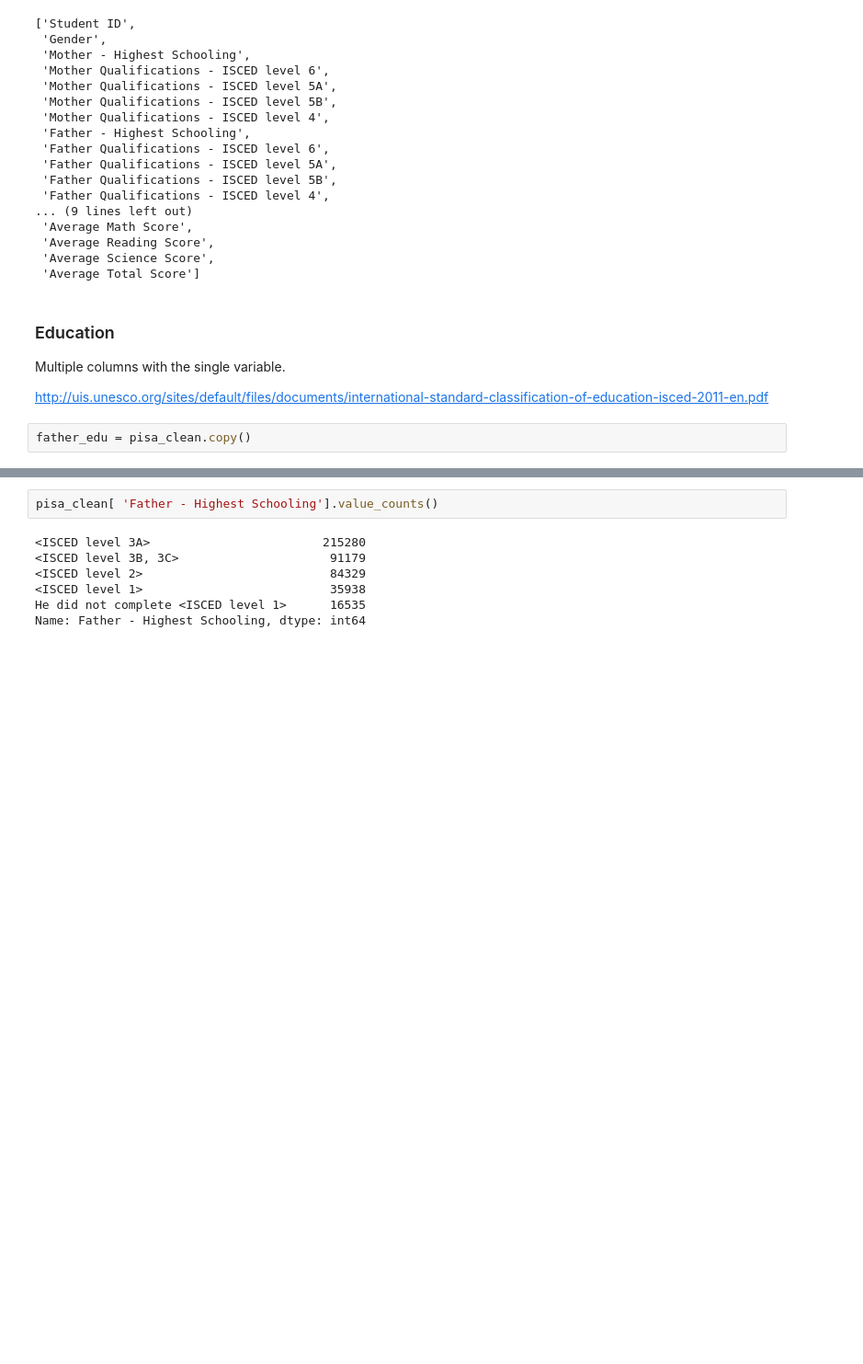
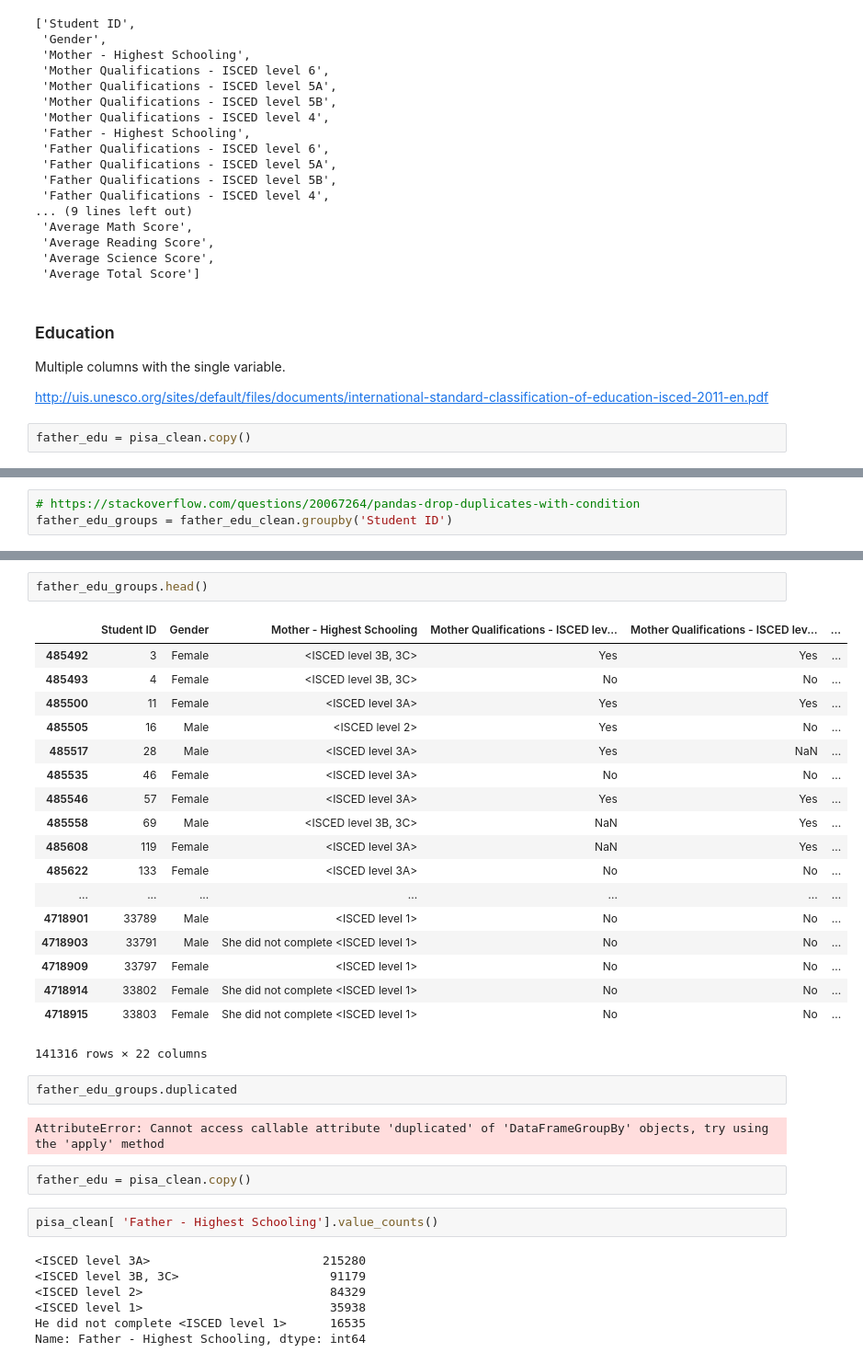
Before and after one commit to Dyke-F/Pisa-Data-Analysis, a Jupyter notebook: wrangle_pisa_data.ipynb, the cells around one changed output, grey strips where cells are left out. Shown: that part at 92% size. Saved outputs shown, nothing was run; the diff lists cells and outputs as text; blank space fills up the shorter version.

```diff
--- a/wrangle_pisa_data.ipynb
+++ b/wrangle_pisa_data.ipynb
@@ -337,0 +488,3 @@ father_edu = pisa_clean.copy()
+# %%
+# https://stackoverflow.com/questions/20067264/pandas-drop-duplicates-with-condition
+father_edu_groups = father_edu_clean.groupby('Student ID')
@@ -338,3 +512,30 @@ father_edu = pisa_clean.copy()
+# %%
+father_edu_groups.head()
+# %% [output]
+|  | Student ID | Gender | Mother - Highest Schooling | Mother Qualifications - ISCED lev... | Mother Qualifications - ISCED lev... | ... |
+| 485492 | 3 | Female | <ISCED level 3B, 3C> | Yes | Yes | ... |
+| 485493 | 4 | Female | <ISCED level 3B, 3C> | No | No | ... |
+| 485500 | 11 | Female | <ISCED level 3A> | Yes | Yes | ... |
+| 485505 | 16 | Male | <ISCED level 2> | Yes | No | ... |
+| 485517 | 28 | Male | <ISCED level 3A> | Yes | NaN | ... |
+| 485535 | 46 | Female | <ISCED level 3A> | No | No | ... |
+| 485546 | 57 | Female | <ISCED level 3A> | Yes | Yes | ... |
+| 485558 | 69 | Male | <ISCED level 3B, 3C> | NaN | Yes | ... |
+| 485608 | 119 | Female | <ISCED level 3A> | NaN | Yes | ... |
+| 485622 | 133 | Female | <ISCED level 3A> | No | No | ... |
+| ... | ... | ... | ... | ... | ... | ... |
+| 4718901 | 33789 | Male | <ISCED level 1> | No | No | ... |
+| 4718903 | 33791 | Male | She did not complete <ISCED level 1> | No | No | ... |
+| 4718909 | 33797 | Female | <ISCED level 1> | No | No | ... |
+| 4718914 | 33802 | Female | She did not complete <ISCED level 1> | No | No | ... |
+| 4718915 | 33803 | Female | She did not complete <ISCED level 1> | No | No | ... |
+141316 rows × 22 columns
+# %%
+father_edu_groups.duplicated
+# %% [output]
+AttributeError: Cannot access callable attribute 'duplicated' of 'DataFrameGroupBy' objects, try using the 'apply' method
+# %%
+father_edu = pisa_clean.copy()
 # %%
 pisa_clean[ 'Father - Highest Schooling'].value_counts()
 # %% [output]
```
Also changed, not shown: parts of 17 cells of this notebook.
